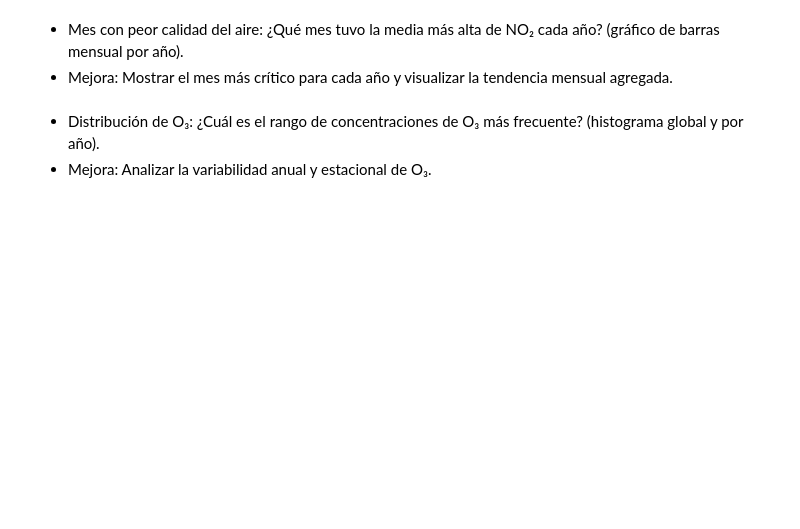
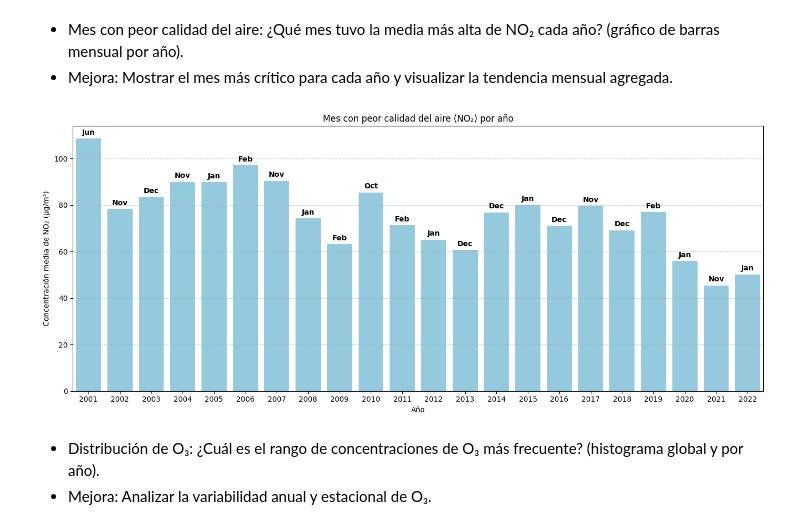
Before and after one commit to thisisrober/analisis-exploratorio-dataset-airquality-madrid, a Jupyter notebook: notebook.ipynb, the cells around one changed output. Cells and saved outputs as stored; diff of their text form; code cells hidden in the pictures; blank space fills up the shorter version.

```diff
--- a/notebook.ipynb
+++ b/notebook.ipynb
@@ -191,43 +270,42 @@ plt.show()
 df["NO2"] = pd.to_numeric(df["NO2"], errors="coerce")
 
 # Eliminamos filas donde NO2 o date sean NaN
-df = df.dropna(subset=["date", "NO2"])
-
-# Agrupamos los datos de date por mes
-df["mes"] = df["date"].dt.month
+df = df.dropna(subset=["Time", "NO2"])
 
 # Obtenemos la media mensual de dióxido de nitrógeno NO2
-mensual_no2 = df.groupby(["año", "mes"])["NO2"].mean().reset_index()
+mensual_no2 = df.groupby(["year", "month"])["NO2"].mean().reset_index()
 
 # Obtenemos el mes con peor promedio de cada año
-peor_mes_anual = mensual_no2.loc[mensual_no2.groupby("año")["NO2"].idxmax()].copy()
+peor_mes_anual = mensual_no2.loc[mensual_no2.groupby("year")["NO2"].idxmax()].copy()
 
 # Agregar el nombre del mes
-peor_mes_anual["mes_nombre"] = peor_mes_anual["mes"].apply(lambda x: calendar.month_abbr[x])
+peor_mes_anual["mes_nombre"] = peor_mes_anual["month"].apply(lambda x: calendar.month_abbr[x])
 
 # Gráfico
 plt.figure(figsize=(14,6))
-ax = sns.barplot(data=peor_mes_anual, x="año", y="NO2", dodge=False, color="skyblue")
+ax = sns.barplot(data=peor_mes_anual, x="year", y="NO2", dodge=False, color="skyblue")
 
 # Añadir el nombre del mes encima de cada barra
 for p, mes in zip(ax.patches, peor_mes_anual["mes_nombre"]):
     height = p.get_height()
     ax.text(
         p.get_x() + p.get_width()/2.,  # posición horizontal: centro de la barra
         height + 1,                    # posición vertical: un poco arriba de la barra
         mes,                           # texto a mostrar
         ha="center",                   # centrar el texto horizontalmente
         va="bottom",                   # alinear el texto al fondo
         fontsize=10,
         fontweight="bold"
     )
 
 plt.title("Mes con peor calidad del aire (NO₂) por año")
 plt.xlabel("Año")
 plt.ylabel("Concentración media de NO₂ (µg/m³)")
 plt.grid(axis="y", linestyle="--", alpha=0.6)
 plt.tight_layout()
 plt.show()
+# %% [output]
+[figure, added]
 # %% [markdown]
 - Distribución de O₃: ¿Cuál es el rango de concentraciones de O₃ más frecuente? (histograma global y por año).
 - Mejora: Analizar la variabilidad anual y estacional de O₃.
```
Also changed, not shown: parts of 25 cells of this notebook.
